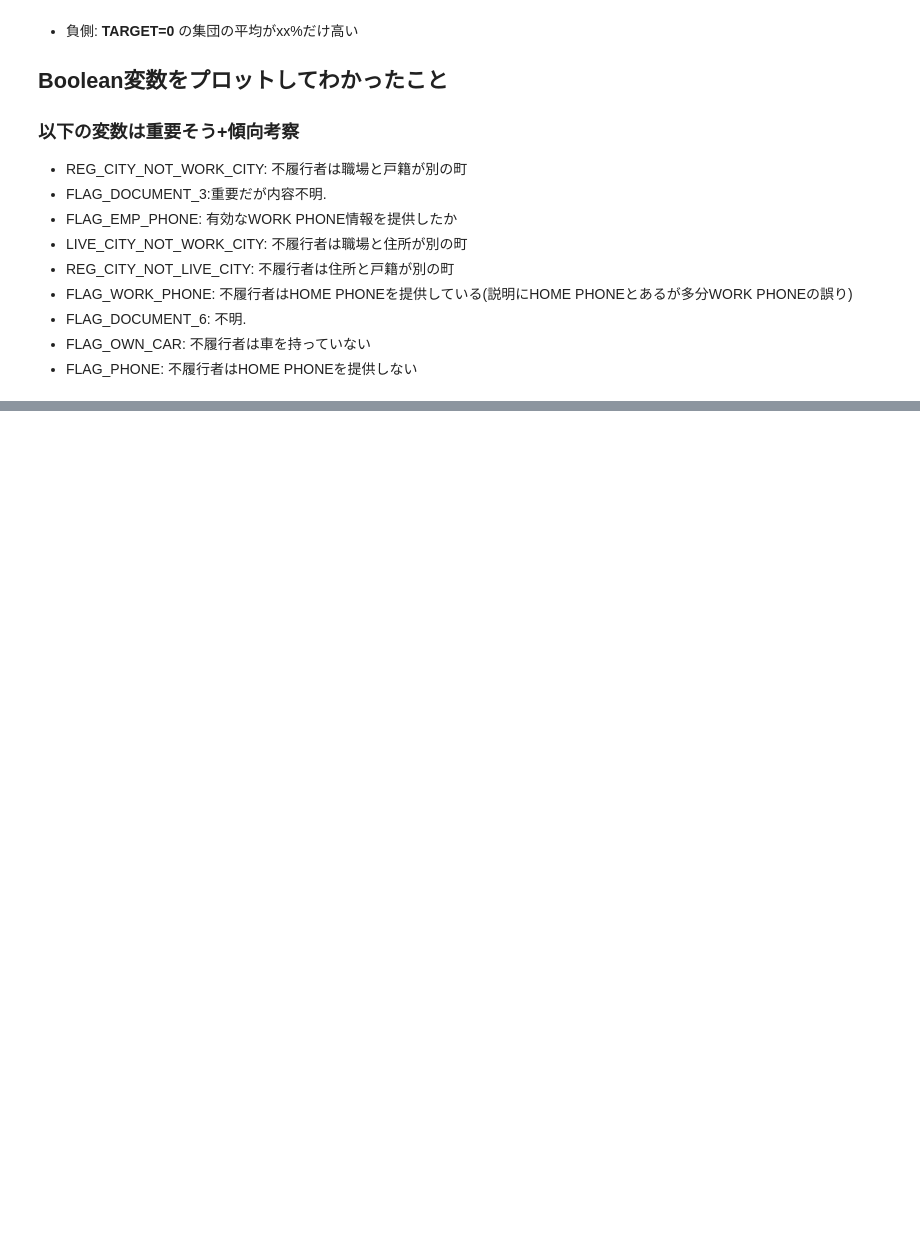
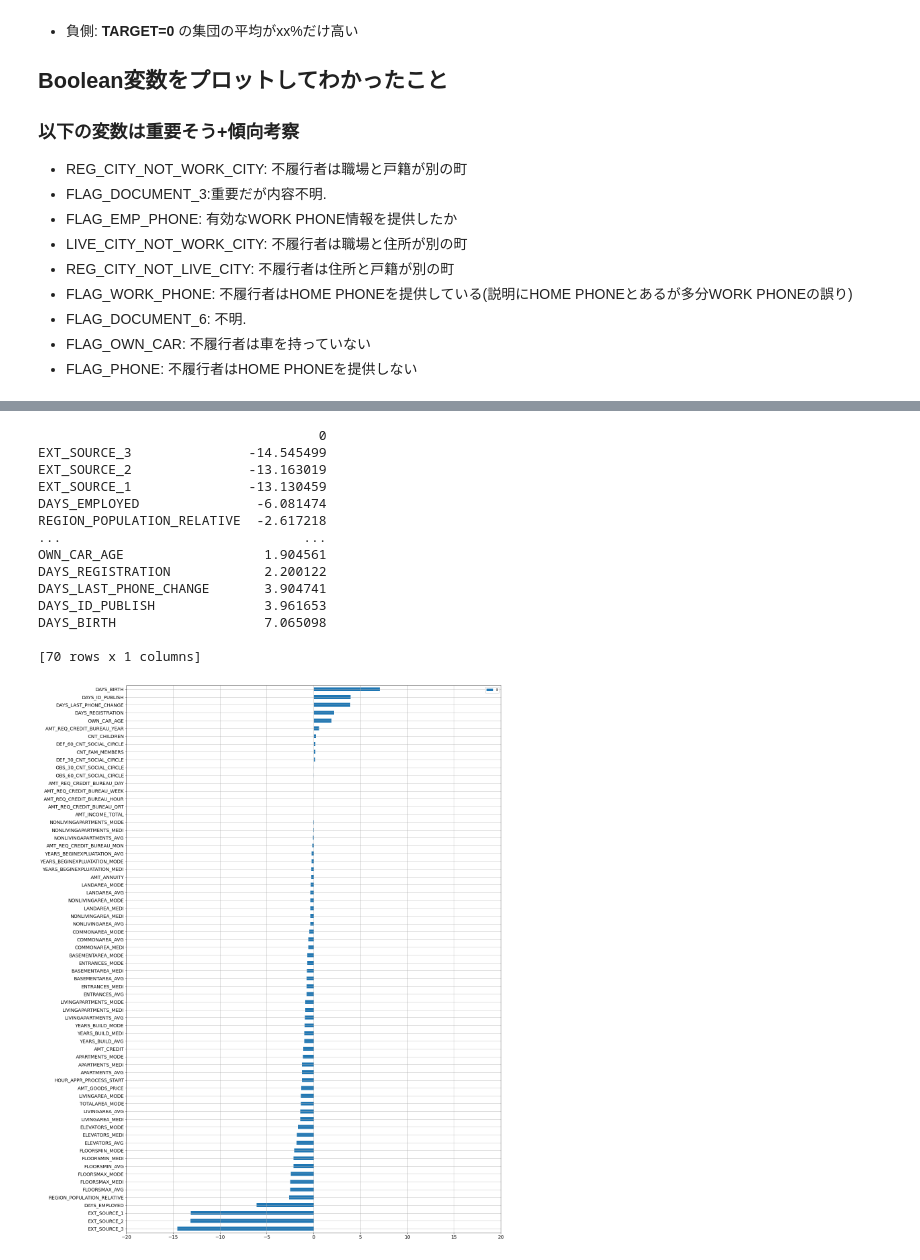
Before and after one commit to tutty1992/docker-titech, a Jupyter notebook: 210123_Kaggle_Home_Credit_Default_Risk_データ分析1.ipynb, the cells around one changed output, grey strips where cells are left out. Saved outputs shown, nothing was run; the diff lists cells and outputs as text; code cells hidden in the pictures; blank space fills up the shorter version.

```diff
--- a/210123_Kaggle_Home_Credit_Default_Risk_データ分析1.ipynb
+++ b/210123_Kaggle_Home_Credit_Default_Risk_データ分析1.ipynb
@@ -150,0 +207,26 @@ REG_CITY_NOT_WORK_CITY       7.883082
+# %%
+df_RN = pd.DataFrame()
+
+#Boolean型の変数についてdf_BLに平均値の差分[%]を集約.
+for c in RN_list:
+    s_tmp = pd.Series(data_mean[c], name = c)
+    df_RN = df_RN.append(s_tmp)
+
+df_RN.sort_values(ascending=True,by = 0).plot.barh(figsize=(20,30),xlim=(-20,20), grid=True, fontsize=14)
+print(df_RN.sort_values(ascending=True,by = 0))
+# %% [output]
+                                    0
+EXT_SOURCE_3               -14.545499
+EXT_SOURCE_2               -13.163019
+EXT_SOURCE_1               -13.130459
+DAYS_EMPLOYED               -6.081474
+REGION_POPULATION_RELATIVE  -2.617218
+...                               ...
+OWN_CAR_AGE                  1.904561
+DAYS_REGISTRATION            2.200122
+DAYS_LAST_PHONE_CHANGE       3.904741
+DAYS_ID_PUBLISH              3.961653
+DAYS_BIRTH                   7.065098
+
+[70 rows x 1 columns]
+[figure, added]
```
Also changed, not shown: parts of 8 cells of this notebook.
